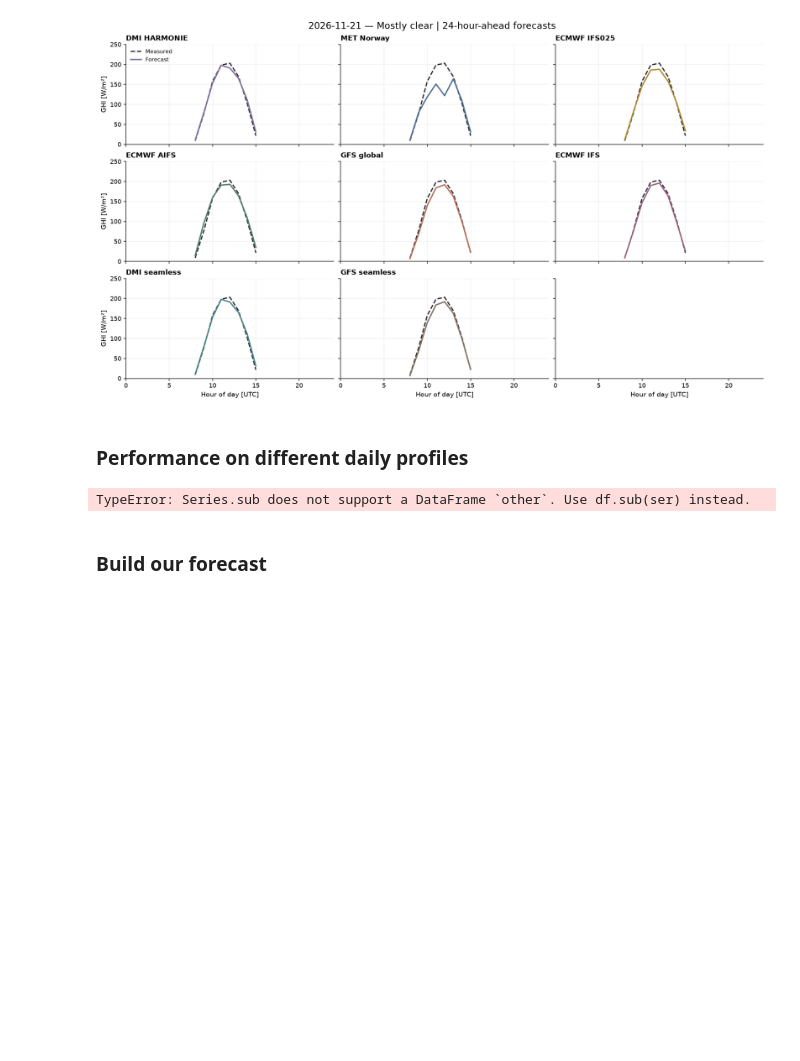
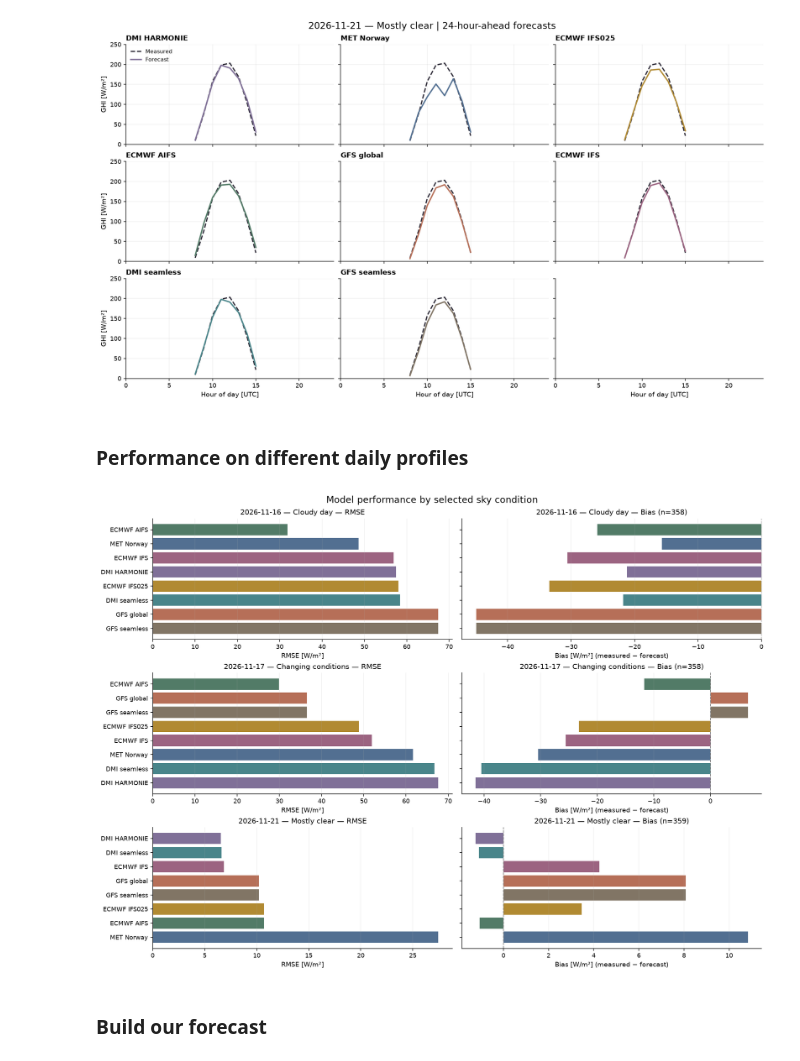
Before and after one commit to MatildeMGM/solar_forecast_project, a Jupyter notebook: notebooks/forecast_data(2) (1).ipynb, the cells around one changed output. Saved outputs shown, nothing was run; the diff lists cells and outputs as text; code cells hidden in the pictures; blank space fills up the shorter version.

```diff
--- a/notebooks/forecast_data(2) (1).ipynb
+++ b/notebooks/forecast_data(2) (1).ipynb
@@ -532,7 +532,7 @@ for date, description in profile_days.items():
     paired = paired.loc[valid]
     observations = observations.loc[valid]
 
-    errors = observations.sub(paired, axis=0)
+    errors = paired.rsub(observations, axis=0)
     label = f"{date} — {description}"
     rmse_by_day[label] = np.sqrt(errors.pow(2).mean())
     bias_by_day[label] = errors.mean()
@@ -545,34 +545,34 @@ fig, axes = plt.subplots(
     len(profile_days), 2,
     figsize=(14, 10),
     sharey="row",
     constrained_layout=True,
 )
 for row, label in enumerate(rmse_day_table.index):
     order = rmse_day_table.loc[label].sort_values().index
     axes[row, 0].barh(
         [model_labels.get(model, model) for model in order],
         rmse_day_table.loc[label, order],
         color=[colors.get(model, "#526F91") for model in order],
     )
     axes[row, 0].invert_yaxis()
     axes[row, 0].set_title(f"{label} — RMSE")
     axes[row, 0].set_xlabel("RMSE [W/m²]")
     axes[row, 0].grid(axis="x", alpha=0.2)
 
     axes[row, 1].barh(
         [model_labels.get(model, model) for model in order],
         bias_day_table.loc[label, order],
         color=[colors.get(model, "#526F91") for model in order],
     )
     axes[row, 1].axvline(0, color="grey", linestyle="--", linewidth=1)
     axes[row, 1].set_title(f"{label} — Bias (n={common_counts[label]})")
     axes[row, 1].set_xlabel("Bias [W/m²] (measured − forecast)")
     axes[row, 1].grid(axis="x", alpha=0.2)
 
 fig.suptitle("Model performance by selected sky condition", fontsize=14)
 plt.show()
 # %% [output]
-TypeError: Series.sub does not support a DataFrame `other`. Use df.sub(ser) instead.
+[figure, added]
 # %% [markdown]
 ### Build our forecast
 # %%
```
Also changed, not shown: parts of 12 cells of this notebook, 1 other file.
